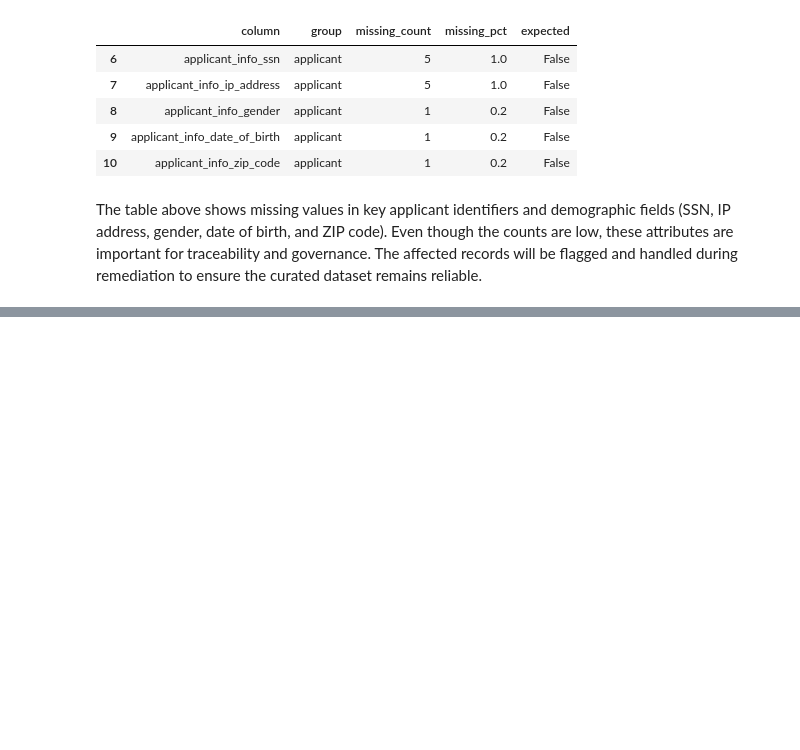
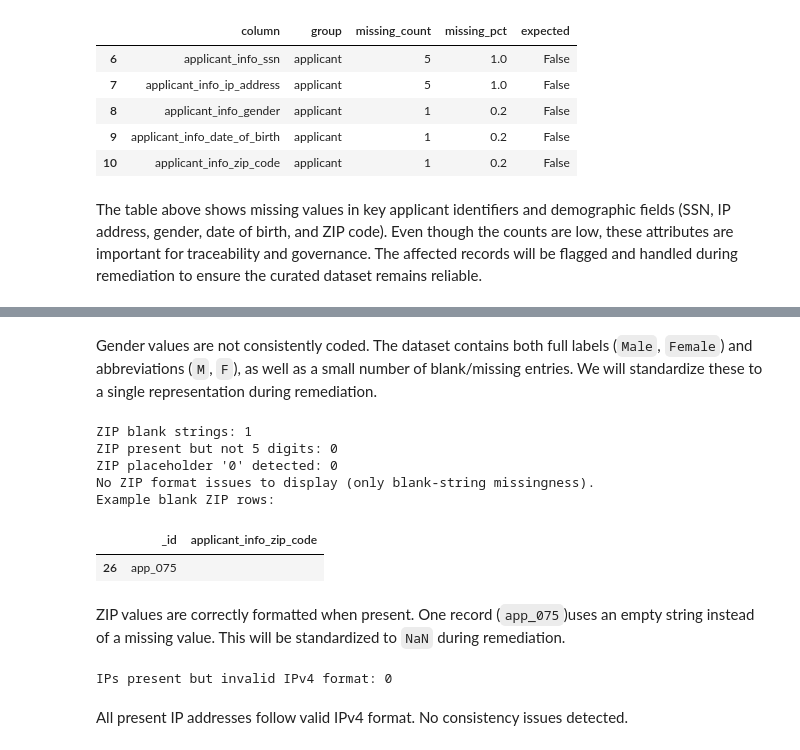
Before and after one commit to afonsojoao2001/dego-project-team12, a Jupyter notebook: notebooks/01-data-quality.ipynb, the cells around one changed output, grey strips where cells are left out. Saved outputs shown, nothing was run; the diff lists cells and outputs as text; code cells hidden in the pictures; blank space fills up the shorter version.

Commit message:
Add consistency checks (decision logic, gender coding, ZIP/IP/SSN formats

```diff
--- a/notebooks/01-data-quality.ipynb
+++ b/notebooks/01-data-quality.ipynb
@@ -330,0 +388,80 @@ The table above shows missing values in key applicant identifiers and demographi
+# %% [markdown]
+Gender values are not consistently coded. The dataset contains both full labels (`Male`, `Female`) and abbreviations (`M`, `F`), as well as a small number of blank/missing entries. We will standardize these to a single representation during remediation.
+# %%
+# Consistency: ZIP code format
+
+zip_col = "applicant_info_zip_code"
+
+zip_raw = df_work[zip_col].astype("string").str.strip()
+
+# Treat empty strings as missing
+zip_blank = df_work[zip_col].notna() & (zip_raw == "")
+
+# Only evaluate non-blank present ZIPs
+zip_present = df_work[zip_col].notna() & (zip_raw != "")
+
+# Keep digits only (handles spaces, dashes, etc.)
+zip_digits = zip_raw.str.replace(r"\D", "", regex=True)
+zip_len = zip_digits.str.len()
+
+# Rule: if ZIP is present, it should contain exactly 5 digits
+zip_bad = zip_present & (zip_len != 5)
+
+# Placeholder case
+zip_placeholder_zero = zip_present & (zip_digits == "0")
+
+print("ZIP blank strings:", int(zip_blank.sum()))
+print("ZIP present but not 5 digits:", int(zip_bad.sum()))
+print("ZIP placeholder '0' detected:", int(zip_placeholder_zero.sum()))
+
+# Store flags for remediation
+df_work["dq_flag_zip_blank_string"] = zip_blank
+df_work["dq_flag_zip_bad_format"] = zip_bad
+df_work["dq_flag_zip_placeholder_zero"] = zip_placeholder_zero
+
+# Show details only if there are format issues
+zip_issue_mask = zip_bad | zip_placeholder_zero
+if zip_issue_mask.any():
+    zip_issues_preview = df_work.loc[zip_issue_mask, ["_id", zip_col]].copy()
+    zip_issues_preview["zip_digits_only"] = zip_digits.loc[zip_issue_mask].values
+    zip_issues_preview["zip_digit_len"] = zip_len.loc[zip_issue_mask].values
+    display(zip_issues_preview.head(10))
+else:
+    print("No ZIP format issues to display (only blank-string missingness).")
+
+if zip_blank.any():
+    print("Example blank ZIP rows:")
+    display(df_work.loc[zip_blank, ["_id", zip_col]].head(5))
+# %% [output]
+ZIP blank strings: 1
+ZIP present but not 5 digits: 0
+ZIP placeholder '0' detected: 0
+No ZIP format issues to display (only blank-string missingness).
+Example blank ZIP rows:
+|  | _id | applicant_info_zip_code |
+| 26 | app_075 |  |
+# %% [markdown]
+ZIP values are correctly formatted when present. One record (`app_075`)uses an empty string instead of a missing value. This will be standardized to `NaN` during remediation.
+# %%
+# Consistency: IP address format
+
+ip_col = "applicant_info_ip_address"
+
+ip_present = df_work[ip_col].notna()
+ip_raw = df_work[ip_col].astype("string").str.strip()
+
+# Basic IPv4 pattern: ddd.ddd.ddd.ddd
+ip_bad = ip_present & (~ip_raw.str.match(r"^(\d{1,3}\.){3}\d{1,3}$", na=False))
+
+print("IPs present but invalid IPv4 format:", int(ip_bad.sum()))
+
+# Store flag for remediation
+df_work["dq_flag_ip_bad_format"] = ip_bad
+
+# Show examples only if any
+if ip_bad.any():
+    display(df_work.loc[ip_bad, ["_id", ip_col]].head(10))
+# %% [output]
+IPs present but invalid IPv4 format: 0
+# %% [markdown]
+All present IP addresses follow valid IPv4 format. No consistency issues detected.
```
Also changed, not shown: parts of 9 cells of this notebook.
